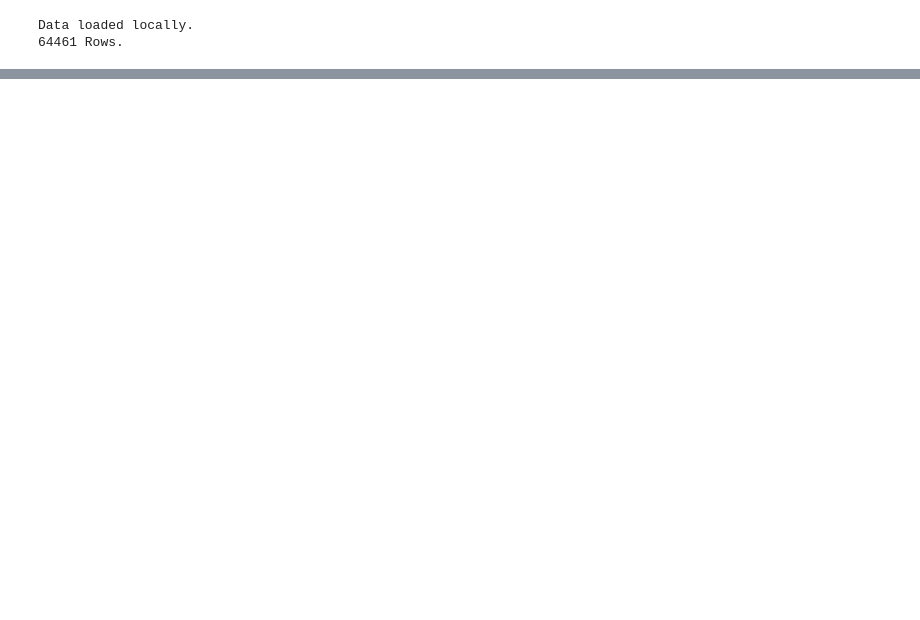
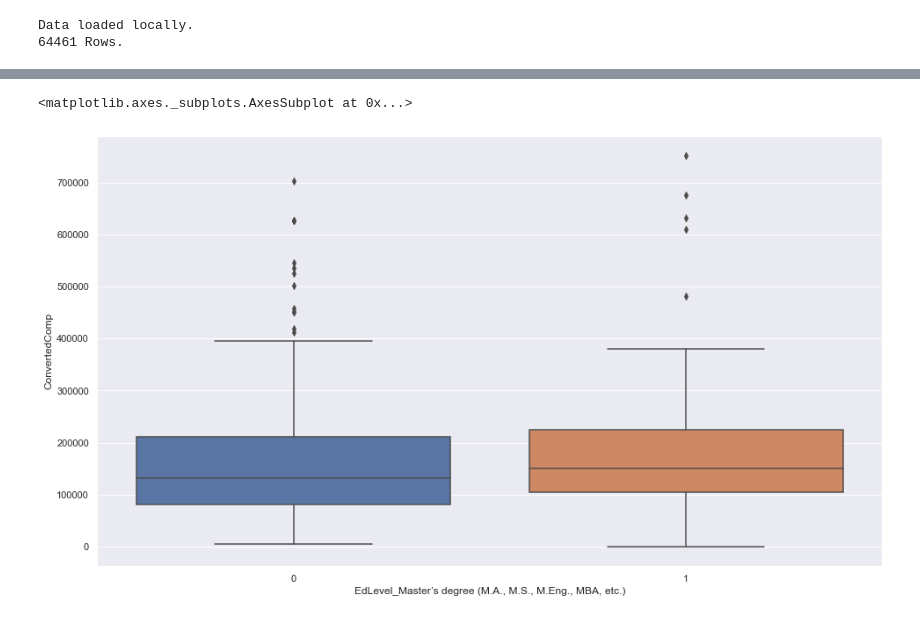
Before and after one commit to erdemsirel/ozu_data_science, a Jupyter notebook: DS 555 - Data Science & Strategy/Project/ds555_project.ipynb, the cells around one changed output, grey strips where cells are left out. Drawn from its saved outputs; the diff is of its cells as text; code cells hidden in the pictures; blank space fills up the shorter version.

```diff
--- a/DS 555 - Data Science & Strategy/Project/ds555_project.ipynb
+++ b/DS 555 - Data Science & Strategy/Project/ds555_project.ipynb
@@ -138,0 +156,9 @@ Data loaded locally.
+# %%
+a = data[["ConvertedComp", "EdLevel_Master’s degree (M.A., M.S., M.Eng., MBA, etc.)", "Country_Turkey"]].sample(frac=1).reset_index(drop=True)
+a = a[a["Country_Turkey"] == 1]
+a = a[a.ConvertedComp <= 100000]
+a["ConvertedComp"] = a["ConvertedComp"] * 7.62
+sns.boxplot(x="EdLevel_Master’s degree (M.A., M.S., M.Eng., MBA, etc.)", y="ConvertedComp", data=a)
+# %% [output]
+<matplotlib.axes._subplots.AxesSubplot at 0x...>
+[figure, added]
```
Also changed, not shown: parts of 17 cells of this notebook, 3 other files.
